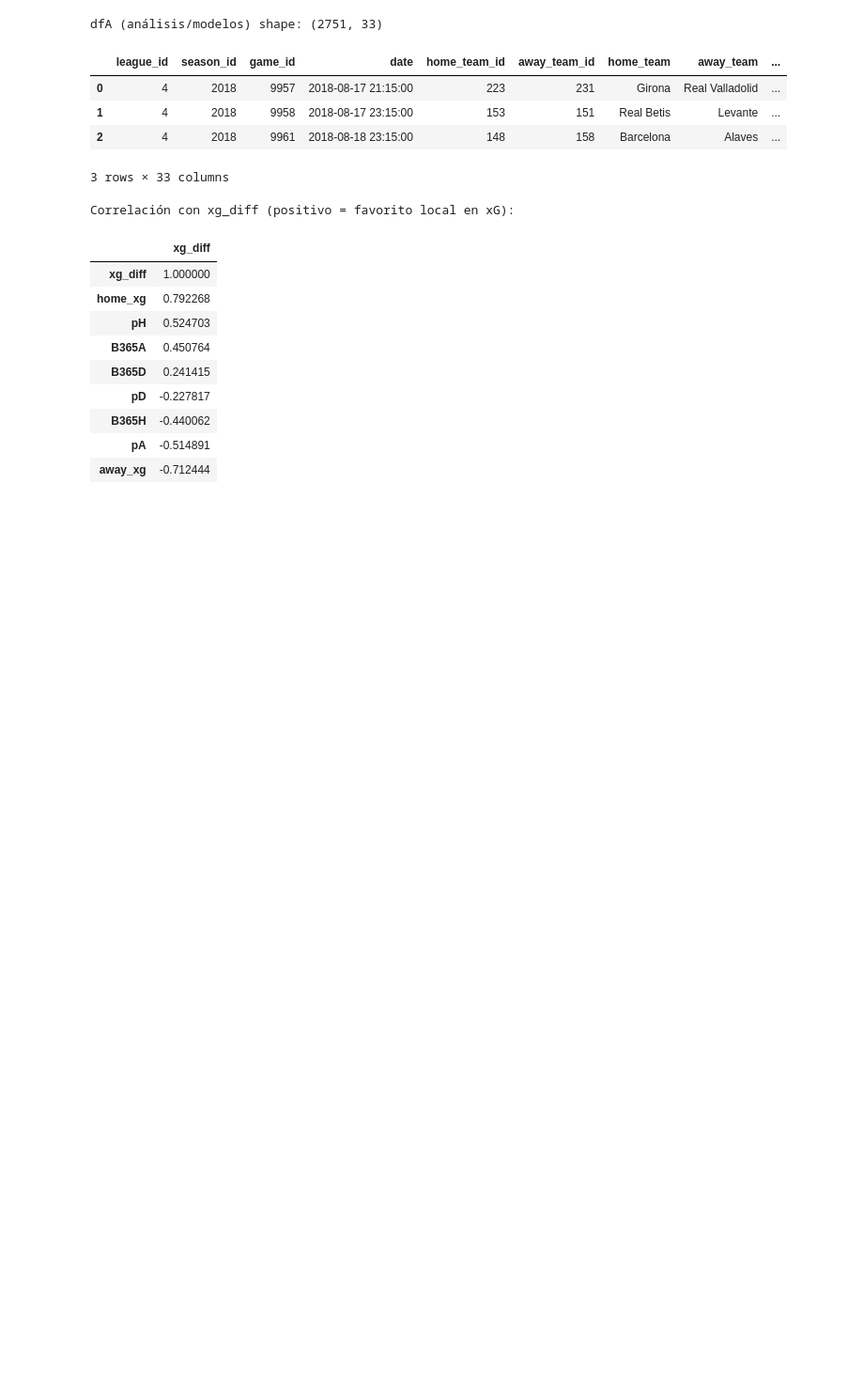
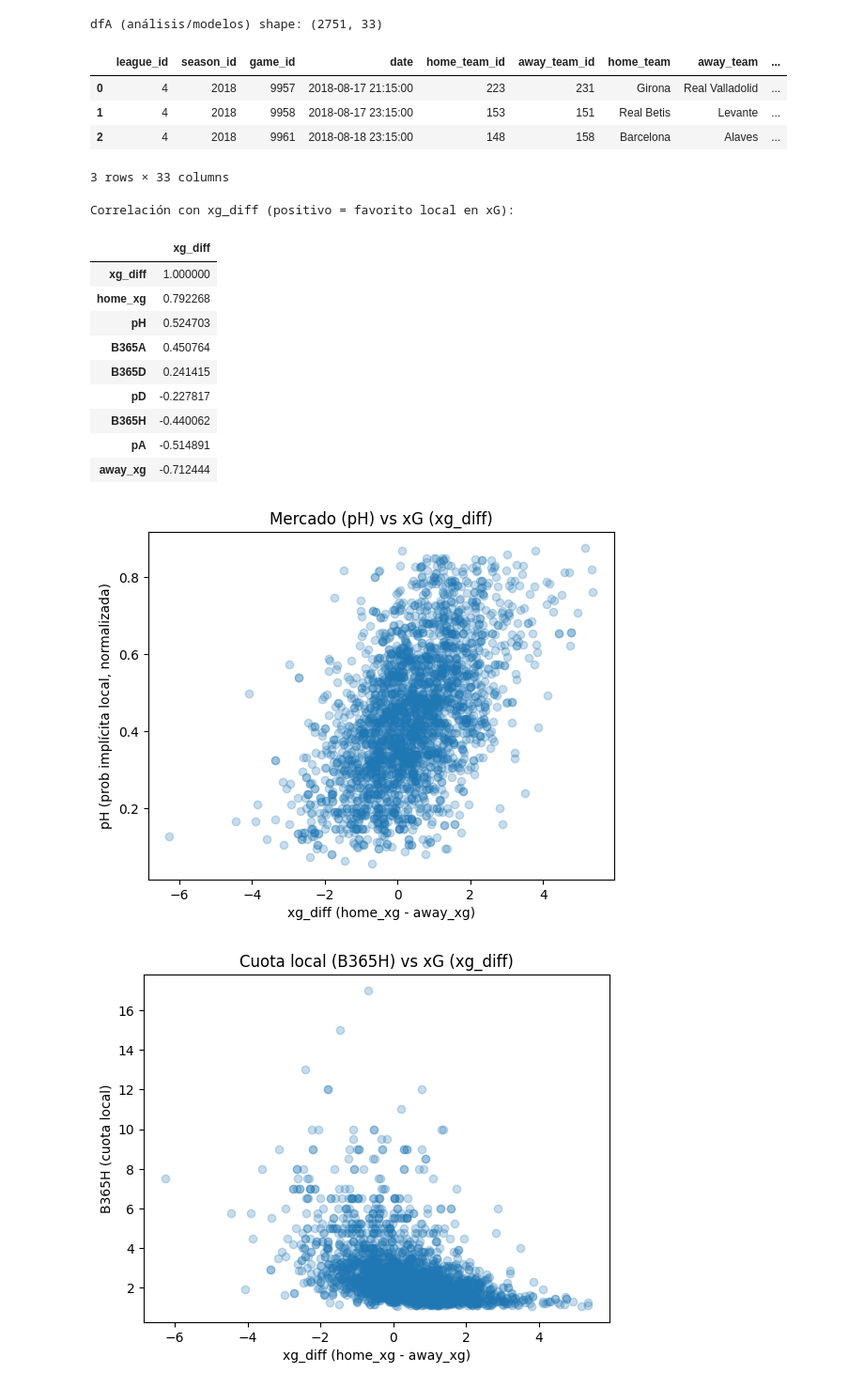
Before and after one commit to velezcanizares/EDA_data_football, a Jupyter notebook: merge_cuotas.ipynb, the cells around one changed output. Shown at 94% size. Saved outputs shown, nothing was run; the diff lists cells and outputs as text; code cells hidden in the pictures; blank space fills up the shorter version.

```diff
--- a/merge_cuotas.ipynb
+++ b/merge_cuotas.ipynb
@@ -328,3 +320,24 @@ Correlación con xg_diff (positivo = favorito local en xG):
 | B365H | -0.440062 |
 | pA | -0.514891 |
 | away_xg | -0.712444 |
+# %%
+import matplotlib.pyplot as plt
+
+# pH vs xg_diff
+plt.figure()
+plt.scatter(dfA["xg_diff"], dfA["pH"], alpha=0.25)
+plt.xlabel("xg_diff (home_xg - away_xg)")
+plt.ylabel("pH (prob implícita local, normalizada)")
+plt.title("Mercado (pH) vs xG (xg_diff)")
+plt.show()
+
+# B365H vs xg_diff
+plt.figure()
+plt.scatter(dfA["xg_diff"], dfA["B365H"], alpha=0.25)
+plt.xlabel("xg_diff (home_xg - away_xg)")
+plt.ylabel("B365H (cuota local)")
+plt.title("Cuota local (B365H) vs xG (xg_diff)")
+plt.show()
+# %% [output]
+[figure, added]
+[figure, added]
```
Also changed, not shown: parts of 8 cells of this notebook.
